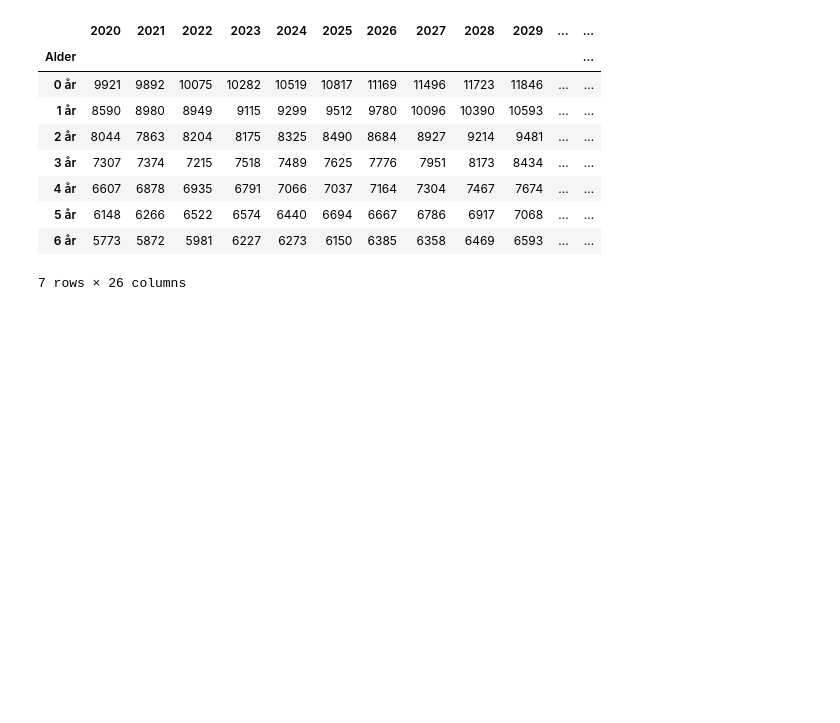
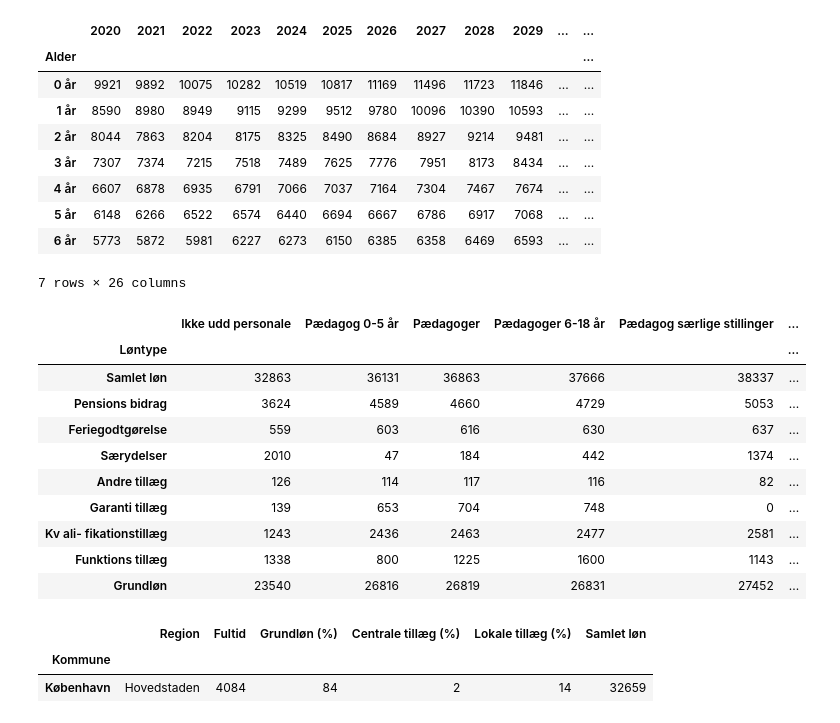
Before and after one commit to MariaSilke/DO21Eksamen, a Jupyter notebook: Eksamen - normeringer.ipynb, the cells around one changed output. Saved outputs shown, nothing was run; the diff lists cells and outputs as text; code cells hidden in the pictures; blank space fills up the shorter version.

```diff
--- a/Eksamen - normeringer.ipynb
+++ b/Eksamen - normeringer.ipynb
@@ -72,3 +72,39 @@ befolkningsfremskrivning
 | 5 år | 6148 | 6266 | 6522 | 6574 | 6440 | 6694 | 6667 | 6786 | 6917 | 7068 | ... | ... |
 | 6 år | 5773 | 5872 | 5981 | 6227 | 6273 | 6150 | 6385 | 6358 | 6469 | 6593 | ... | ... |
 7 rows × 26 columns
+# %%
+# importere yderligere data
+
+loen1 = pd.read_excel ('Løn for forskellige typer pædagoger.xlsx', sep = ',')
+loen1
+
+# Vi ændrer dataframe så kolonnen med løntyper er index.
+loen = loen1.set_index('Unnamed: 0')
+
+loen.index.names = ['Løntype']
+loen
+# %% [output]
+|  | Ikke udd personale | Pædagog 0-5 år | Pædagoger | Pædagoger 6-18 år | Pædagog særlige stillinger | ... |
+| Løntype |  |  |  |  |  | ... |
+| Samlet løn | 32863 | 36131 | 36863 | 37666 | 38337 | ... |
+| Pensions bidrag | 3624 | 4589 | 4660 | 4729 | 5053 | ... |
+| Feriegodtgørelse | 559 | 603 | 616 | 630 | 637 | ... |
+| Særydelser | 2010 | 47 | 184 | 442 | 1374 | ... |
+| Andre tillæg | 126 | 114 | 117 | 116 | 82 | ... |
+| Garanti tillæg | 139 | 653 | 704 | 748 | 0 | ... |
+| Kv ali- fikationstillæg | 1243 | 2436 | 2463 | 2477 | 2581 | ... |
+| Funktions tillæg | 1338 | 800 | 1225 | 1600 | 1143 | ... |
+| Grundløn | 23540 | 26816 | 26819 | 26831 | 27452 | ... |
+# %%
+# importere yderligere data
+
+loen_kbh1 = pd.read_excel ('Løn pædagoger kbh.xlsx', sep = ',')
+loen_kbh1
+
+# Vi ændrer dataframe så kolonnen med løntyper er index.
+loen_kbh = loen_kbh1.set_index('Kommune')
+loen_kbh
+# %% [output]
+|  | Region | Fultid | Grundløn (%) | Centrale tillæg (%) | Lokale tillæg (%) | Samlet løn |
+| Kommune |  |  |  |  |  |  |
+| København | Hovedstaden | 4084 | 84 | 2 | 14 | 32659 |
```
